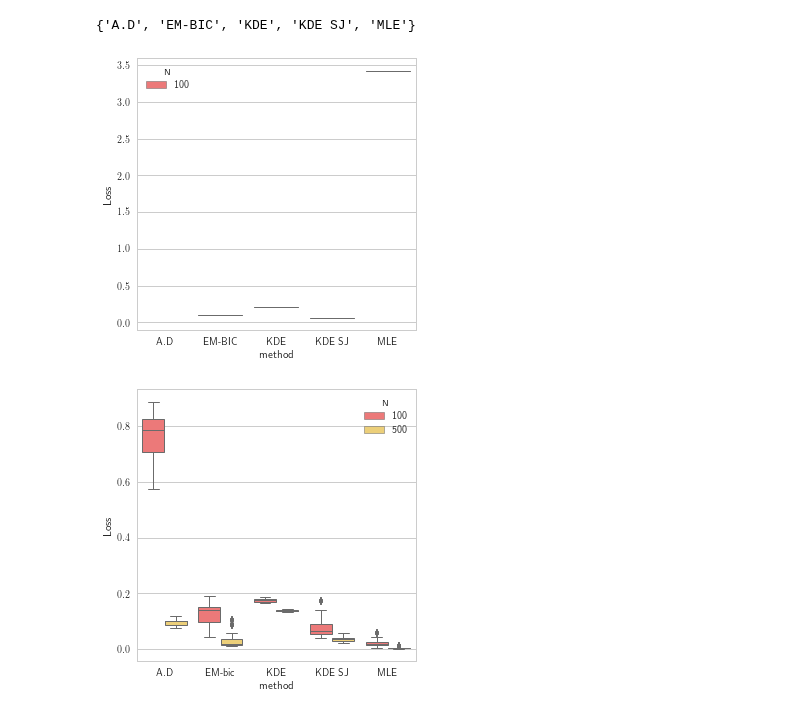
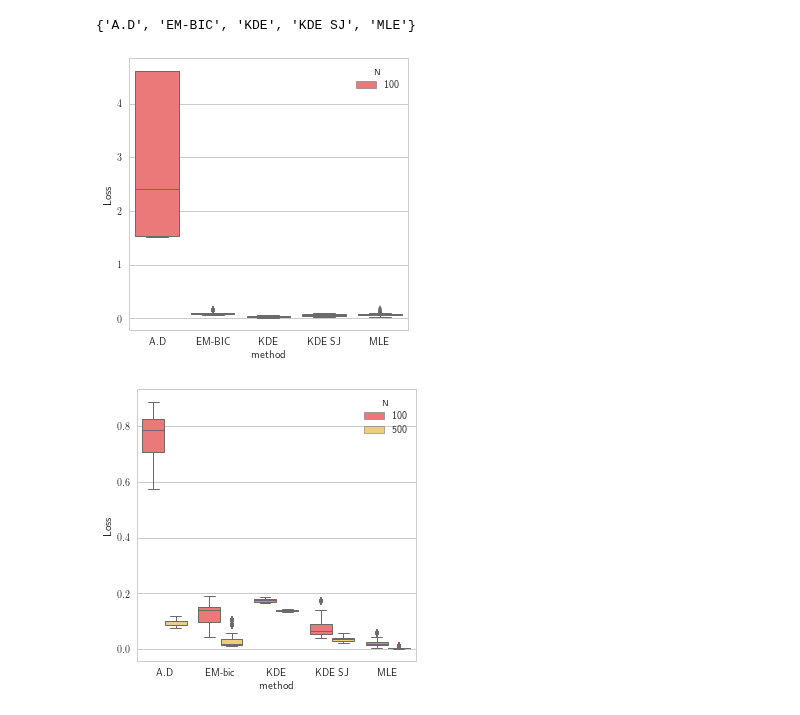
Before and after one commit to mehdisebbar/kl-aggregation, a Jupyter notebook: weight_vector_simulations_paper/weight_vector_estim_code/result extract v2.ipynb, the cells around one changed output. Cells and saved outputs as stored; diff of their text form; code cells hidden in the pictures.

```diff
--- a/weight_vector_simulations_paper/weight_vector_estim_code/result extract v2.ipynb
+++ b/weight_vector_simulations_paper/weight_vector_estim_code/result extract v2.ipynb
@@ -13,7 +13,7 @@ from os import listdir
 from os.path import isfile, join
 import pickle
 import pandas as pd
-simu_folder = "2017-06-12_18.06.44"
+simu_folder = "2017-06-12_18.37.51"
 folder = "/Users/mehdi/Downloads/"+simu_folder+"/"
 onlyfiles = [f for f in listdir(folder) if (isfile(join(folder, f)) and f.startswith("res_K"))]
 
@@ -243,9 +243,9 @@ def generate_boxplots(df, type_dens, metric):
     sns_plot = boxplot.get_figure()
     #sns_plot.savefig("../../phd-thesis/TeX_files/output_"+type_dens+"_"+metric+".png")
 # %%
-generate_boxplots(df5, "rect", "KL")
+generate_boxplots(df5, "uniform", "KL")
 # %% [output]
-[figure, old version]
+[figure, new version]
 # %%
 for type_dens in df5.type_dens.unique():
     for metric in ["KL", "L2"]:
```
Also changed, not shown: parts of 10 cells of this notebook, 3 other files.
